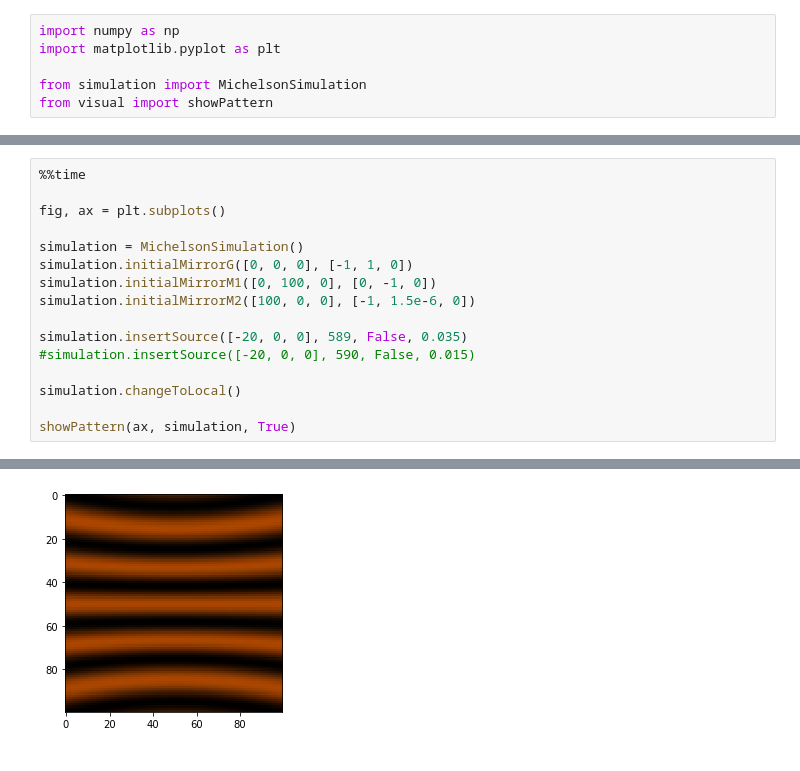
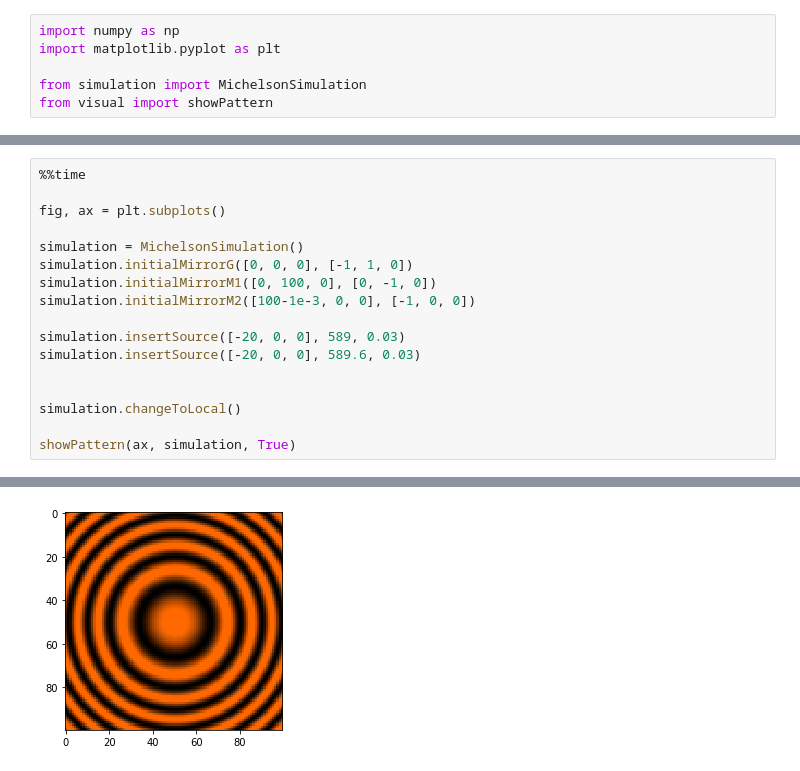
Before and after one commit to royess/RealMichelson, a Jupyter notebook: colored_examples.ipynb, the cells around one changed output, grey strips where cells are left out. Cells and saved outputs as stored; diff of their text form.

Commit message:
fix bug: correct spec_map initialization

```diff
--- a/colored_examples.ipynb
+++ b/colored_examples.ipynb
@@ -48,10 +147,11 @@ fig, ax = plt.subplots()
 simulation = MichelsonSimulation()
 simulation.initialMirrorG([0, 0, 0], [-1, 1, 0])
 simulation.initialMirrorM1([0, 100, 0], [0, -1, 0])
-simulation.initialMirrorM2([100, 0, 0], [-1, 1.5e-6, 0])
+simulation.initialMirrorM2([100-1e-3, 0, 0], [-1, 0, 0])
 
-simulation.insertSource([-20, 0, 0], 589, False, 0.035)
-#simulation.insertSource([-20, 0, 0], 590, False, 0.015)
+simulation.insertSource([-20, 0, 0], 589, 0.03)
+simulation.insertSource([-20, 0, 0], 589.6, 0.03)
+
 
 simulation.changeToLocal()
 
@@ -61 +162 @@ Wall time: 1.39 s
-[figure, old version]
+[figure, new version]
```
Also changed, not shown: parts of 18 cells of this notebook, 1 other file.
